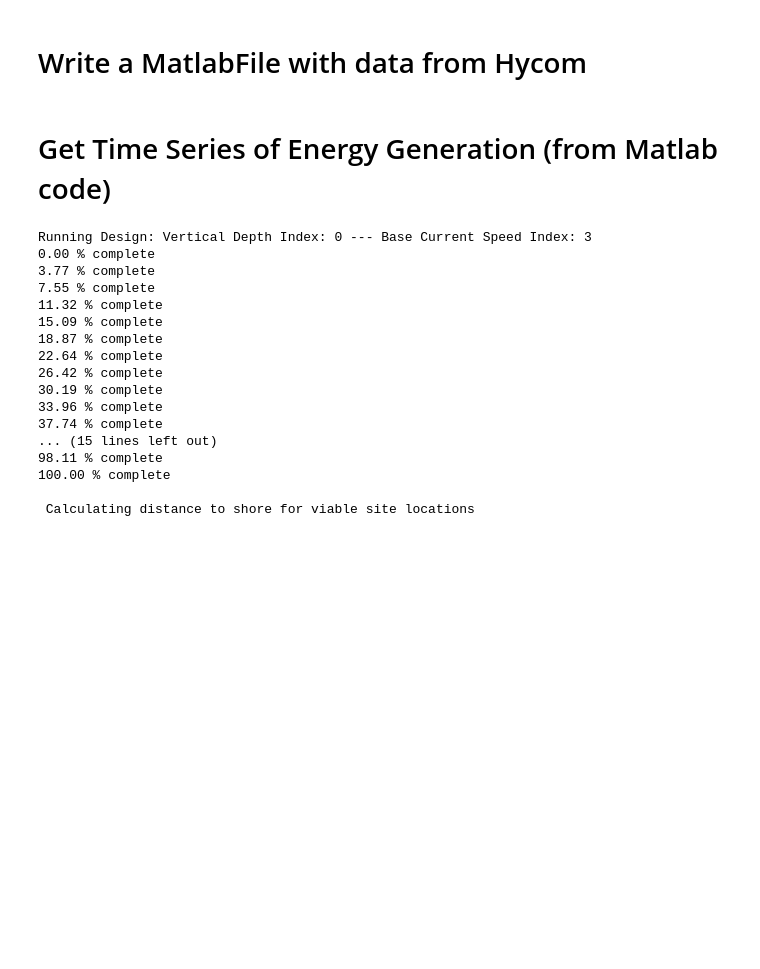
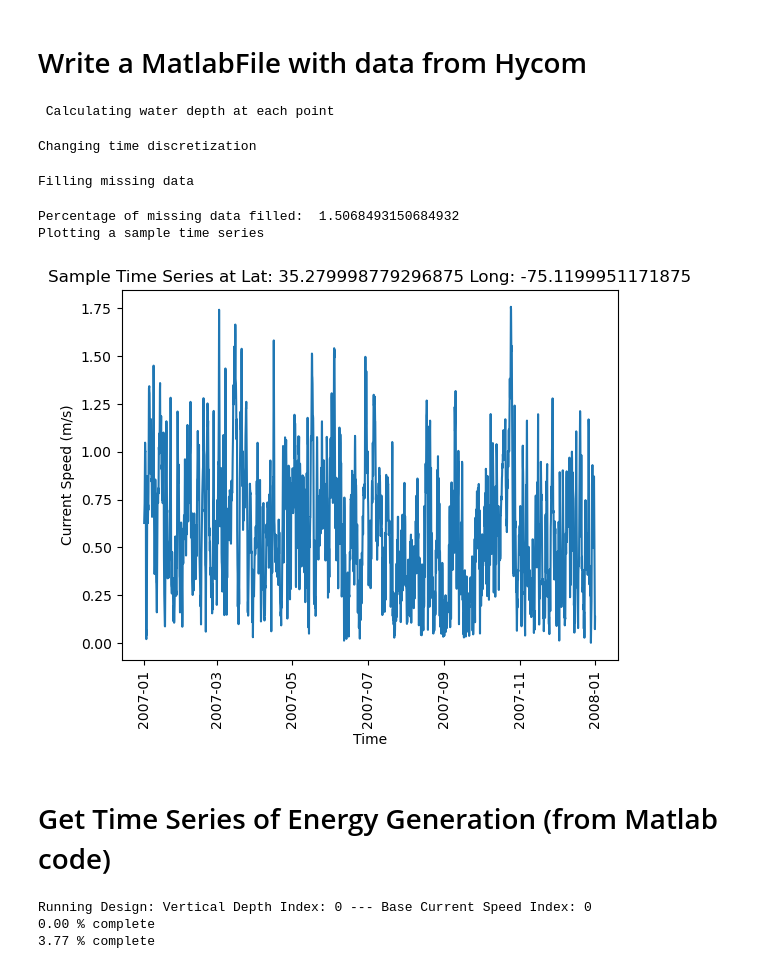
Before and after one commit to vaduraes/OceanPortfolioOptimization, a Jupyter notebook: GetKiteCostGeneration.ipynb, the cells around one changed output. Saved outputs shown, nothing was run; the diff lists cells and outputs as text; code cells hidden in the pictures; blank space fills up the shorter version.

```diff
--- a/GetKiteCostGeneration.ipynb
+++ b/GetKiteCostGeneration.ipynb
@@ -32,15 +32,24 @@ from KitePortfolioTools import WriteMatlabInputs2Kites, TimeSeriesGeneration_Kit
 # %%
 #Read Hycom and save a .mat file to be used in the Kites model from Dr. Vermillion's team
 
-HycomPath="./InputData/OceanCurrent/RawHycomData_2007_2011.npz"
+HycomPath="./InputData/OceanCurrent/RawHycomData_2007_2013.npz"
 StartDTime=datetime(2007, 1, 1, 0, 0, 0) #datetime(2007, 1, 1, 0, 0, 0)
 EndDTime  =datetime(2007, 12, 31, 23, 0, 0) #datetime(2013, 12, 31, 23, 0, 0)
 
-TimeDiscretization=24 #hours between each time step (averaging)
+TimeDiscretization=3 #hours between each time step (averaging)
 SaveMatPath="./InputData/OceanCurrent/"
 FullMatlabHycomDataPath=SaveMatPath+"OCSpeedHycom_"+StartDTime.strftime("%Y%m%d")+"_"+EndDTime.strftime("%Y%m%d")+".mat"
 
-# WriteMatlabInputs2Kites (HycomPath, StartDTime, EndDTime, TimeDiscretization, SaveMatPath=SaveMatPath)
+
+#First Step is to create a matlab file with the data you want to work
+WriteMatlabInputs2Kites (HycomPath, StartDTime, EndDTime, TimeDiscretization, SaveMatPath=SaveMatPath)
+# %% [output]
+ Calculating water depth at each point
+Changing time discretization
+Filling missing data
+Percentage of missing data filled:  1.5068493150684932
+Plotting a sample time series
+[figure, added]
 # %% [markdown]
 # Get Time Series of Energy Generation (from Matlab code)
 # %%
@@ -52,26 +61,13 @@ VerticalDepth=[50, 100, 150, 200]
 
 NumEnvs=10
 MatlabKitePath='./Tools/KitesMatlab/'
-# for i_vd in range(len(VerticalDepth)):# Vertical Depth Index
-#     for i_cs in range(len(BaseCSpeed)): #Base Current Speed Index
-#         TimeSeriesGeneration (PathKiteParams, i_vd, i_cs, SavePowerTimeSeriesPath)
-# TimeSeriesGeneration_Kite (PathKiteParams, 0, 1, SavePowerTimeSeriesPath, FullMatlabHycomDataPath,NumEnvs=10)
-TimeSeriesGeneration_Kite (PathKiteParams, 0, 3, SavePowerTimeSeriesPath, FullMatlabHycomDataPath,NumEnvs=10)
+for i_vd in tqdm(range(len(VerticalDepth))):# Vertical Depth Index
+    for i_cs in range(len(BaseCSpeed)): #Base Current Speed Index
+        TimeSeriesGeneration_Kite (PathKiteParams, i_vd, i_cs, SavePowerTimeSeriesPath, FullMatlabHycomDataPath, NumEnvs=10)
+
+#TimeSeriesGeneration_Kite (PathKiteParams, 0, 1, SavePowerTimeSeriesPath, FullMatlabHycomDataPath,NumEnvs=10)
+# TimeSeriesGeneration_Kite (PathKiteParams, 0, 3, SavePowerTimeSeriesPath, FullMatlabHycomDataPath,NumEnvs=10)
 # %% [output]
-Running Design: Vertical Depth Index: 0 --- Base Current Speed Index: 3
+Running Design: Vertical Depth Index: 0 --- Base Current Speed Index: 0
 0.00 % complete
 3.77 % complete
-7.55 % complete
-11.32 % complete
-15.09 % complete
-18.87 % complete
-22.64 % complete
-26.42 % complete
-30.19 % complete
-33.96 % complete
-37.74 % complete
-... (15 lines left out)
-98.11 % complete
-100.00 % complete
-
- Calculating distance to shore for viable site locations
```
Also changed, not shown: 13 other files.
